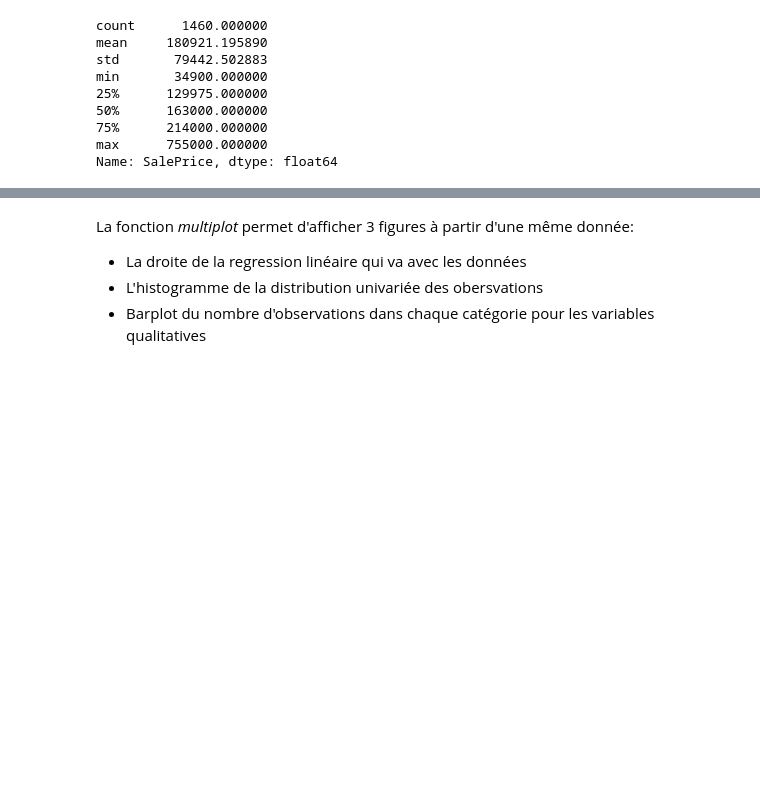
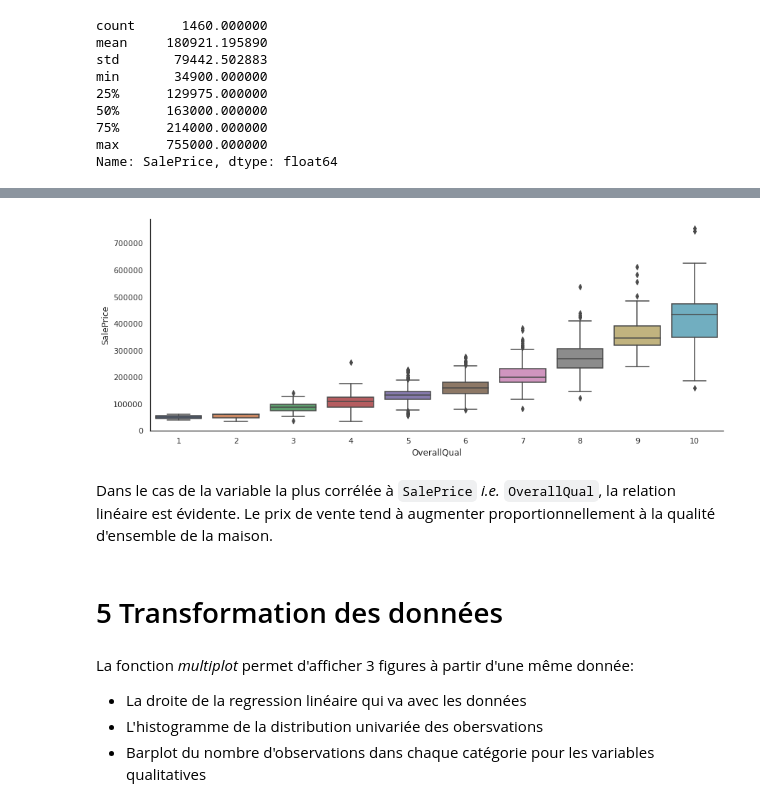
Before and after one commit to Grelot/machine_learning_demo, a Jupyter notebook: house_prices_advanced_regression_techiques.ipynb, the cells around one changed output, grey strips where cells are left out. Drawn from its saved outputs; the diff is of its cells as text; code cells hidden in the pictures; blank space fills up the shorter version.

```diff
--- a/house_prices_advanced_regression_techiques.ipynb
+++ b/house_prices_advanced_regression_techiques.ipynb
@@ -125,0 +147,6 @@ g = g.legend(["Coefficient Assymetrie : {:.2f}".format(train['SalePrice'].skew()
+# %%
+g = sns.factorplot(x="OverallQual",y="SalePrice",data=train,kind='box',aspect=2.5)
+# %% [output]
+[figure, added]
+# %% [markdown]
+Dans le cas de la variable la plus corrélée à `SalePrice` *i.e.* `OverallQual`, la relation linéaire est évidente. Le prix de vente tend à augmenter proportionnellement à la qualité d'ensemble de la maison.
@@ -126,3 +155,5 @@ g = g.legend(["Coefficient Assymetrie : {:.2f}".format(train['SalePrice'].skew()
+# %% [markdown]
+# 5 Transformation des données
 # %%
 def multiplot(data,features,plottype,nrows,ncols,figsize,y=None,colorize=False):
     """ This function draw a multi plot for 3 types of plots ["regplot","distplot","coutplot"]"""
```
Also changed, not shown: parts of 8 cells of this notebook, 1 other file.
